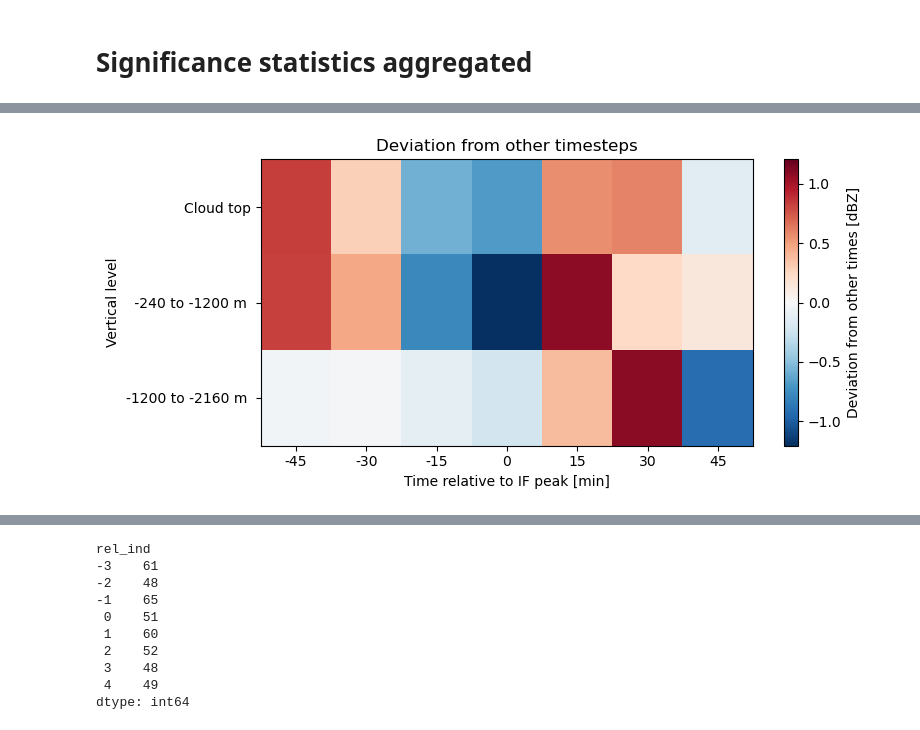
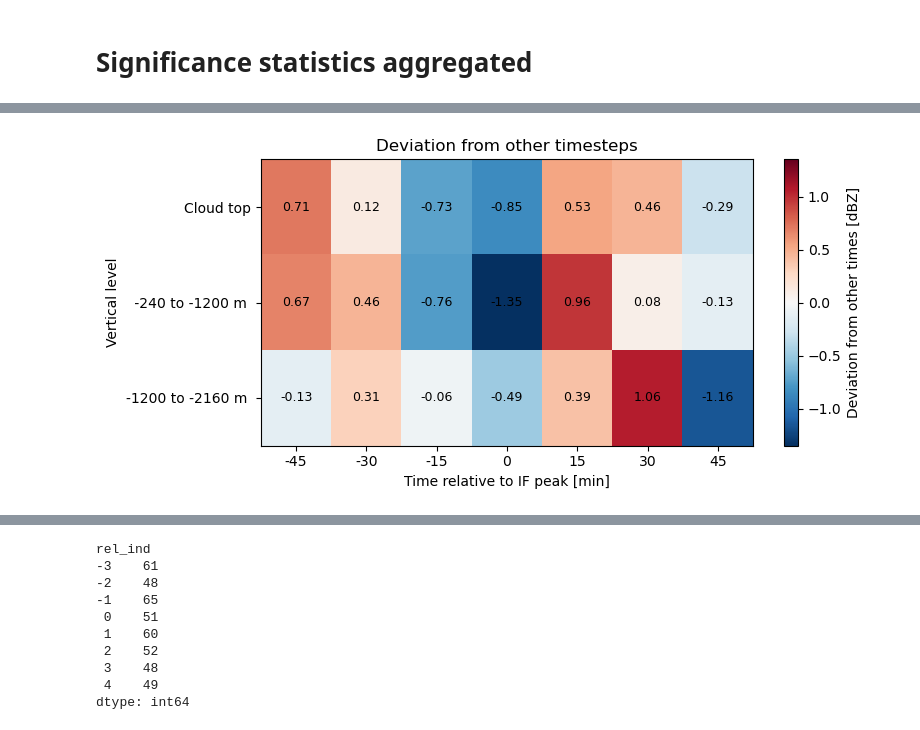
Before and after one commit to DragomirNikolov/MSGI, a Jupyter notebook: plotting/Bulk/bulk_plots.ipynb, the cells around one changed output, grey strips where cells are left out. Drawn from its saved outputs; the diff is of its cells as text; code cells hidden in the pictures.

```diff
--- a/plotting/Bulk/bulk_plots.ipynb
+++ b/plotting/Bulk/bulk_plots.ipynb
@@ -42,11 +42,13 @@ else:
 # mean_iwc_by_height_df = pd.read_parquet(os.path.join(BULK_PATH,"mean_iwc_by_height_data_V3_1_2007.parquet"))
 # iwc_rel_df_loaded = pd.concat([iwc_rel_df_1, iwc_rel_df_2], ignore_index=True)
 
-bulk_data_df_1 = pd.read_parquet(os.path.join(BULK_PATH,"glaciations_with_bulk_data_V3_1_2007.parquet"))
-bulk_data_df_2 = pd.read_parquet(os.path.join(BULK_PATH,"glaciations_with_bulk_data_V3_1_2008.parquet"))
-bulk_data_df_3 = pd.read_parquet(os.path.join(BULK_PATH,"glaciations_with_bulk_data_V3_1_2009.parquet"))
-bulk_data_df_4 = pd.read_parquet(os.path.join(BULK_PATH,"glaciations_with_bulk_data_V3_1_2010.parquet"))
-bulk_data_df = pd.concat([bulk_data_df_1, bulk_data_df_2,bulk_data_df_3, bulk_data_df_4], ignore_index=True)
+bulk_data_df_list=[]
+for year in range(2007,2011):
+    # if year ==2009:
+    #     continue
+    bulk_data_df_list.append(pd.read_parquet(os.path.join(BULK_PATH,f"glaciations_with_bulk_data_V3_1_{year}.parquet")))
+
+bulk_data_df = pd.concat(bulk_data_df_list, ignore_index=True)
 
 # bulk_data_df = pd.read_parquet(os.path.join(BULK_PATH,"glaciations_with_bulk_data_V3_1_2007.parquet"))
 # bulk_data_debug = pd.read_parquet(os.path.join("/Volumes/University_stuff/Code_Projects/MSGI/Bulk_data/glaciations_with_bulk_data_V3_1_2007.parquet"))
@@ -691,11 +774,13 @@ def extract_bulk_samples_by_time(df):
     Z_meas = {}
     t_meas = {}
     ext_meas = {}
+    iwc_meas = {}
     for rel_ind in np.sort(df.rel_ind.unique()):
         Z_meas[rel_ind]=np.vstack(df[df["rel_ind"]==rel_ind]["Z_bulk_means"].to_numpy())
         t_meas[rel_ind]=np.vstack(df[df["rel_ind"]==rel_ind]["temp_bulk_means"].to_numpy())
+        iwc_meas[rel_ind]=np.vstack(df[df["rel_ind"]==rel_ind]["iwc_bulk_means"].to_numpy())
         ext_meas[rel_ind]=df[df["rel_ind"]==rel_ind]["ct_depth"].to_numpy()
-    return Z_meas, t_meas, ext_meas
+    return Z_meas, t_meas, ext_meas, iwc_meas
 
 # def extract_bulk_samples_by_IF(df):
 #     Z_meas = {}
@@ -707,7 +792,7 @@ def extract_bulk_samples_by_time(df):
 #         ext_meas[rel_ind]=df[df["rel_ind"]==rel_ind]["ct_depth"].to_numpy()
 #     return Z_meas, t_meas, ext_meas
 
-Z_meas, t_meas, ext_meas = extract_bulk_samples_by_time(bulk_data_filtered)
+Z_meas, t_meas, ext_meas, iwc_meas = extract_bulk_samples_by_time(bulk_data_filtered)
 # %%
 # bulk_data_filtered["bulk_reflecticity"] = bulk_data_filtered.apply(lambda row: row["Z_bulk_means"][int(row["ct_depth"])//120:].mean(), axis=1)
 # %%
@@ -3241,7 +3363,7 @@ for j, ind in enumerate(inds):
         n_y_raw = len(y)
 
         # Remove outliers only from y
-        y = remove_outliers_iqr(y, k=1.5)
+        # y = remove_outliers_iqr(y, k=1.5)
 
         if len(x) < 2 or len(y) < 2:
             continue
@@ -3331,41 +3432,41 @@ im = ax.imshow(
     dev_vs_others_map,
     aspect="auto",
     cmap="RdBu_r",
     norm=TwoSlopeNorm(vmin=-vmax, vcenter=0, vmax=vmax),
     origin="upper",
 )
 
 ax.set_xticks(np.arange(len(rel_times_min)))
 ax.set_xticklabels(rel_times_min)
 
 ax.set_yticks(np.arange(len(level_labels)))
 ax.set_yticklabels(level_labels)
 
 ax.set_xlabel("Time relative to IF peak [min]")
 ax.set_ylabel("Vertical level")
 ax.set_title("Deviation from other timesteps")
 
 cbar = fig.colorbar(im, ax=ax)
 cbar.set_label("Deviation from other times [dBZ]")
 
 # Mark peak time
 peak_col = np.where(rel_times_min == 0)[0]
 # if len(peak_col) > 0:
 #     ax.axvline(peak_col[0], color="k", linewidth=1.2, linestyle="--", alpha=0.7)
 
 # Optional: write values inside cells
-# for i in range(dev_vs_others_map.shape[0]):
-#     for j in range(dev_vs_others_map.shape[1]):
-#         val = dev_vs_others_map[i, j]
-#         if np.isfinite(val):
-#             ax.text(
-#                 j, i, f"{val:.2f}",
-#                 ha="center", va="center",
-#                 fontsize=9,
-#                 color="black",
-#             )
+for i in range(dev_vs_others_map.shape[0]):
+    for j in range(dev_vs_others_map.shape[1]):
+        val = dev_vs_others_map[i, j]
+        if np.isfinite(val):
+            ax.text(
+                j, i, f"{val:.2f}",
+                ha="center", va="center",
+                fontsize=9,
+                color="black",
+            )
 
 fig.tight_layout()
 plt.show()
 # %% [output]
-[figure, old version]
+[figure, new version]
```
Also changed, not shown: parts of 31 cells of this notebook, 5 other files.
